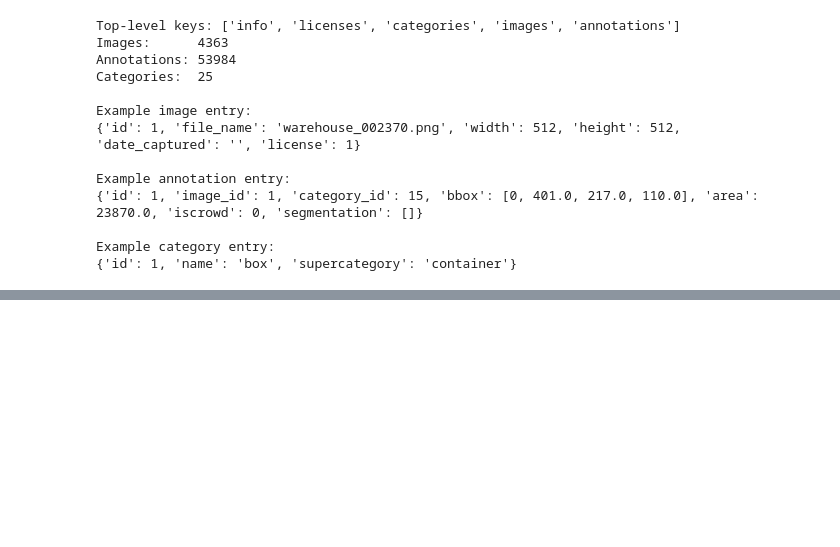
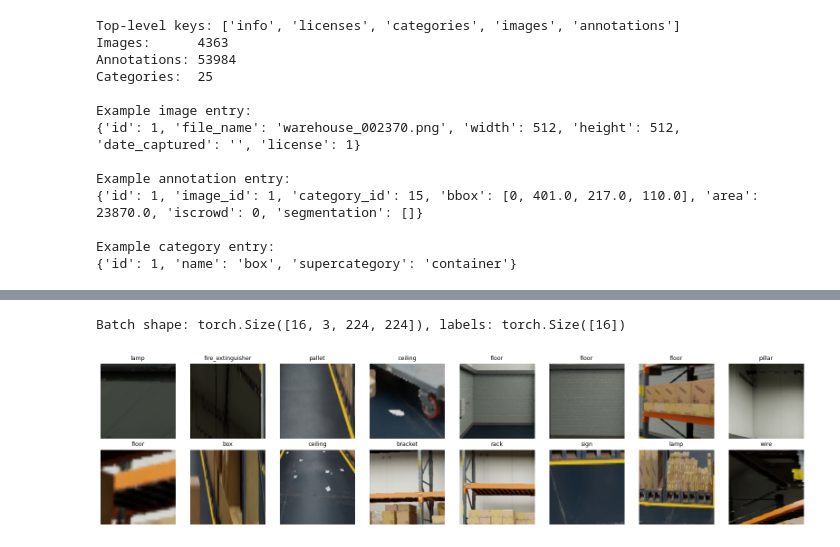
Before and after one commit to iav2002/Assignment_Advanced_Topics_In_DeepLearning, a Jupyter notebook: part_2.ipynb, the cells around one changed output, grey strips where cells are left out. Saved outputs shown, nothing was run; the diff lists cells and outputs as text; code cells hidden in the pictures; blank space fills up the shorter version.

```diff
--- a/part_2.ipynb
+++ b/part_2.ipynb
@@ -100,0 +486,27 @@ Example category entry:
+# %%
+# DataLoader batches samples from the Dataset
+train_loader = DataLoader(train_ds, batch_size=16, shuffle=True, num_workers=0)
+
+# grab one batch to verify shapes
+batch_imgs, batch_labels = next(iter(train_loader))
+print(f'Batch shape: {batch_imgs.shape}, labels: {batch_labels.shape}')
+
+# helper to undo the imagenet normalization so we can display images normally
+def unnormalize(t):
+    mean = torch.tensor(IMAGENET_MEAN).view(3, 1, 1)
+    std = torch.tensor(IMAGENET_STD).view(3, 1, 1)
+    return (t * std + mean).clamp(0, 1)
+
+# display the 16 crops with their labels
+fig, axes = plt.subplots(2, 8, figsize=(16, 4))
+for i, ax in enumerate(axes.flat):
+    # permute because torch uses (C, H, W) but matplotlib wants (H, W, C)
+    img = unnormalize(batch_imgs[i]).permute(1, 2, 0).numpy()
+    ax.imshow(img)
+    ax.set_title(IDX_TO_CLASS[batch_labels[i].item()], fontsize=9)
+    ax.axis('off')
+plt.tight_layout()
+plt.show()
+# %% [output]
+Batch shape: torch.Size([16, 3, 224, 224]), labels: torch.Size([16])
+[figure, added]
```
Also changed, not shown: parts of 20 cells of this notebook.
